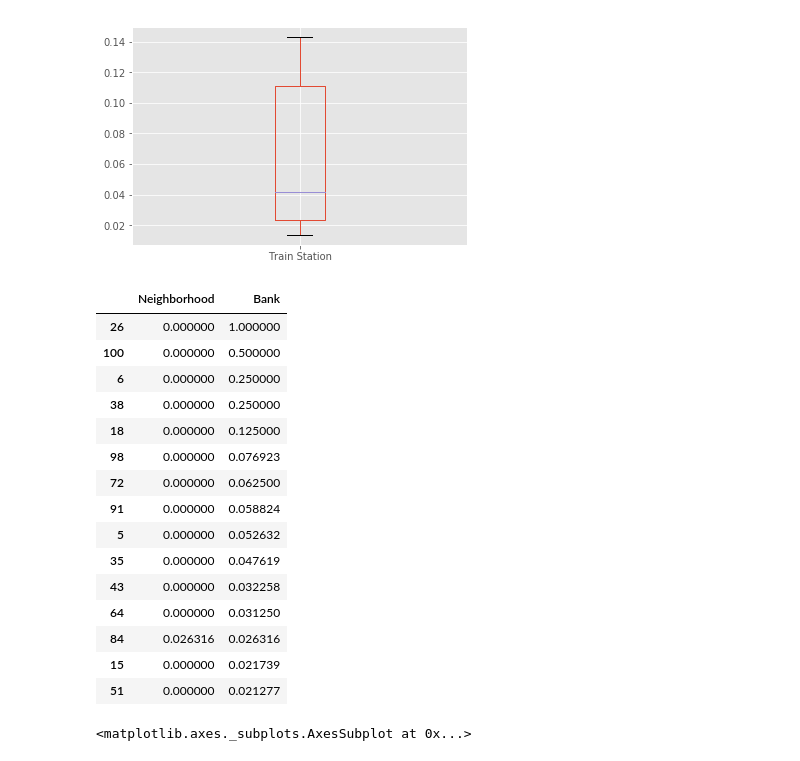
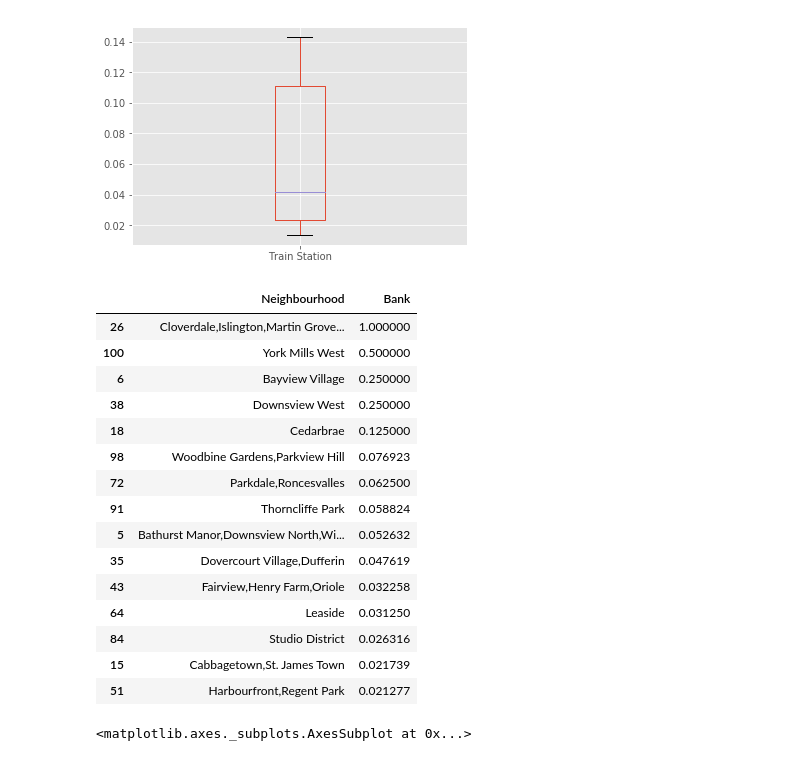
Before and after one commit to mohitj/IBM_Capstone_ML, a Jupyter notebook: IBM_capstone_code.ipynb, the cells around one changed output. Saved outputs shown, nothing was run; the diff lists cells and outputs as text; code cells hidden in the pictures.

```diff
--- a/IBM_capstone_code.ipynb
+++ b/IBM_capstone_code.ipynb
@@ -621,28 +621,28 @@ boxplot = top_venues.boxplot(column=['Train Station'])
 # %% [output]
 [figure]
 # %%
-df = toronto_grouped[['Neighborhood','Bank']]
+df = toronto_grouped[['Neighbourhood','Bank']]
 df.head()
 
 top_venues = df.sort_values(by=['Bank'], ascending=False).head(15)
 top_venues.head(20)
 # %% [output]
-|  | Neighborhood | Bank |
-| 26 | 0.000000 | 1.000000 |
-| 100 | 0.000000 | 0.500000 |
-| 6 | 0.000000 | 0.250000 |
-| 38 | 0.000000 | 0.250000 |
-| 18 | 0.000000 | 0.125000 |
-| 98 | 0.000000 | 0.076923 |
-| 72 | 0.000000 | 0.062500 |
-| 91 | 0.000000 | 0.058824 |
-| 5 | 0.000000 | 0.052632 |
-| 35 | 0.000000 | 0.047619 |
-| 43 | 0.000000 | 0.032258 |
-| 64 | 0.000000 | 0.031250 |
-| 84 | 0.026316 | 0.026316 |
-| 15 | 0.000000 | 0.021739 |
-| 51 | 0.000000 | 0.021277 |
+|  | Neighbourhood | Bank |
+| 26 | Cloverdale,Islington,Martin Grove... | 1.000000 |
+| 100 | York Mills West | 0.500000 |
+| 6 | Bayview Village | 0.250000 |
+| 38 | Downsview West | 0.250000 |
+| 18 | Cedarbrae | 0.125000 |
+| 98 | Woodbine Gardens,Parkview Hill | 0.076923 |
+| 72 | Parkdale,Roncesvalles | 0.062500 |
+| 91 | Thorncliffe Park | 0.058824 |
+| 5 | Bathurst Manor,Downsview North,Wi... | 0.052632 |
+| 35 | Dovercourt Village,Dufferin | 0.047619 |
+| 43 | Fairview,Henry Farm,Oriole | 0.032258 |
+| 64 | Leaside | 0.031250 |
+| 84 | Studio District | 0.026316 |
+| 15 | Cabbagetown,St. James Town | 0.021739 |
+| 51 | Harbourfront,Regent Park | 0.021277 |
 # %%
 top_venues.plot(kind='bar', figsize=(10,6))
 # %% [output]
```
